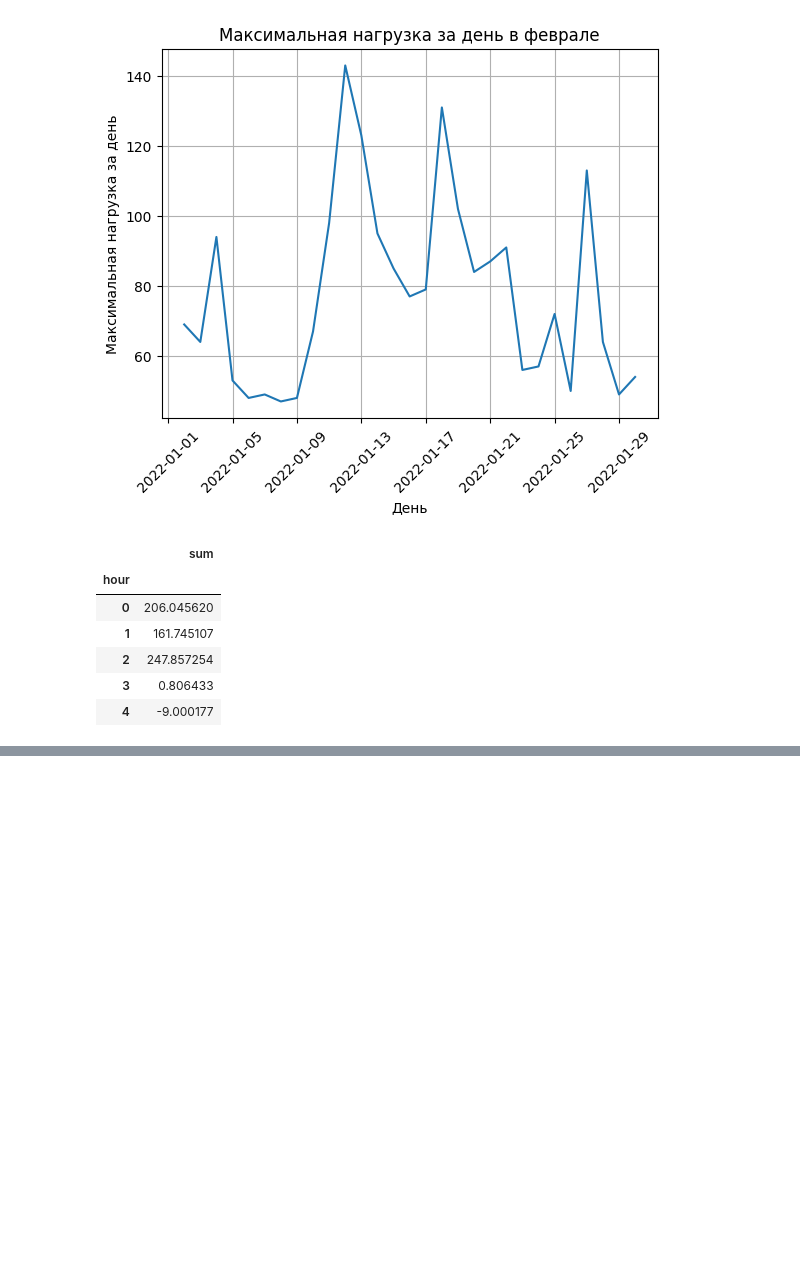
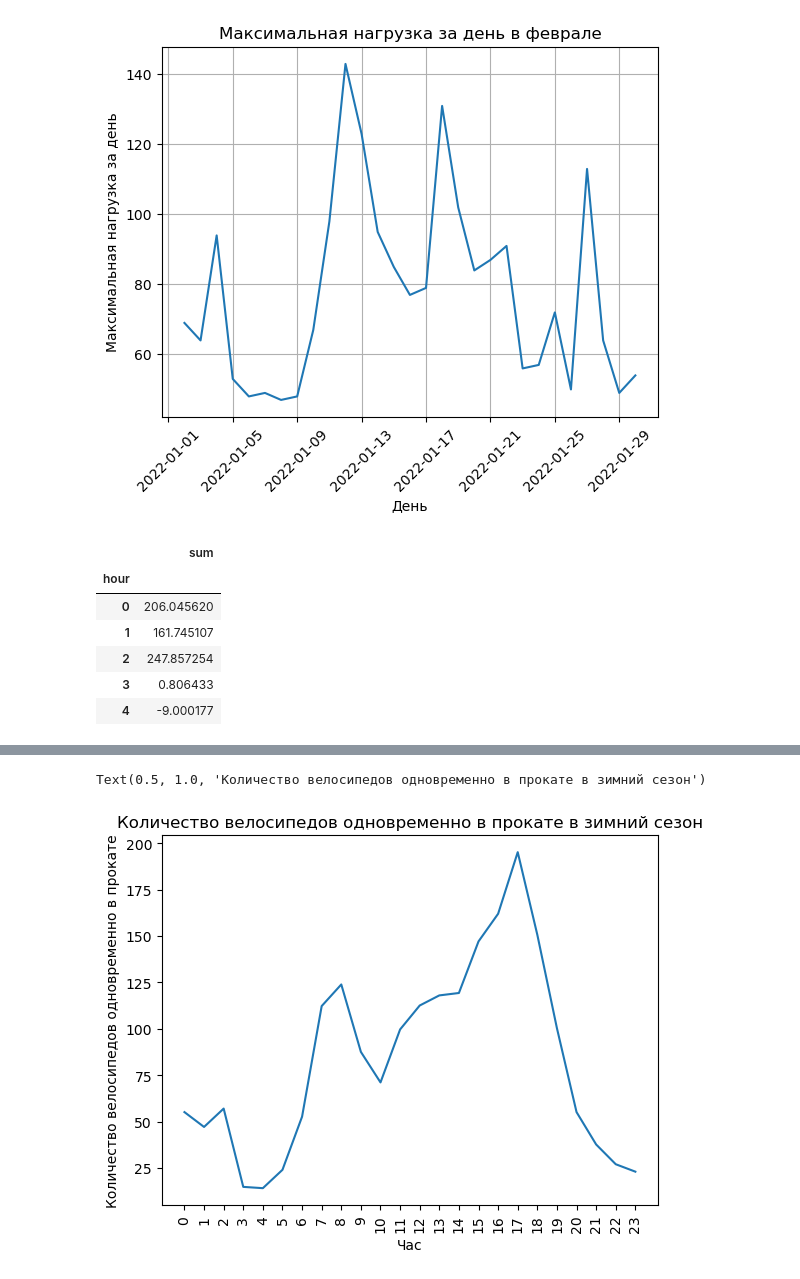
Before and after one commit to kapibarr/big-data-project, a Jupyter notebook: load_model.ipynb, the cells around one changed output, grey strips where cells are left out. Saved outputs shown, nothing was run; the diff lists cells and outputs as text; code cells hidden in the pictures; blank space fills up the shorter version.

```diff
--- a/load_model.ipynb
+++ b/load_model.ipynb
@@ -140,0 +124,2 @@ plt.xticks(range(0, 25, 2))
+# %%
+table = pd.pivot_table(groped_df, values='sum', index='day', columns='hour', aggfunc=np.max)
@@ -140,0 +137,17 @@ plt.xticks(range(0, 25, 2))
+# %%
+winter_df = table.loc[((table.index >= datetime(2022, 1, 1)) & (table.index <= datetime(2022, 2, 28))) | ((
+            table.index >= datetime(2022, 12, 1)) & (table.index <= datetime(2022, 12, 31)))]
+# %%
+winter_df = winter_df.sort_index()
+# %%
+winter_result = winter_df.quantile(q=0.95)
+# %%
+plt.plot(winter_result.index, winter_result.values)
+plt.xticks(rotation=90)
+plt.xticks(winter_result.index)
+plt.xlabel('Час')
+plt.ylabel('Количество велосипедов одновременно в прокате')
+plt.title('Количество велосипедов одновременно в прокате в зимний сезон')
+# %% [output]
+Text(0.5, 1.0, 'Количество велосипедов одновременно в прокате в зимний сезон')
+[figure, added]
```
Also changed, not shown: parts of 35 cells of this notebook.
